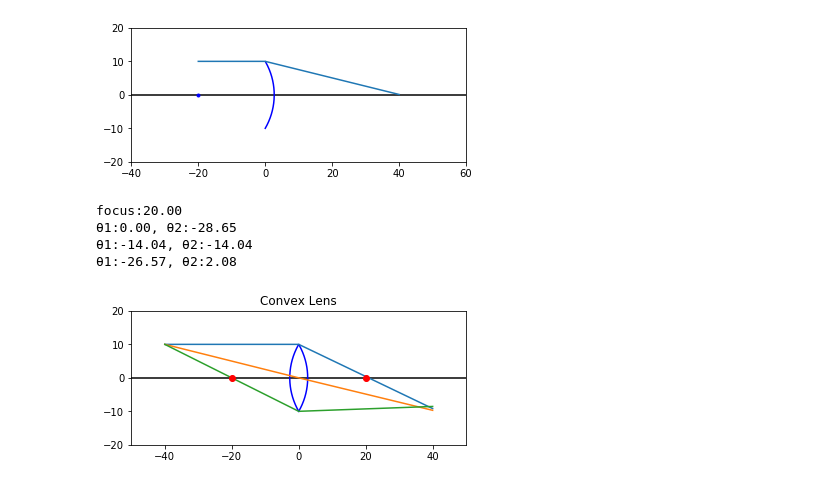
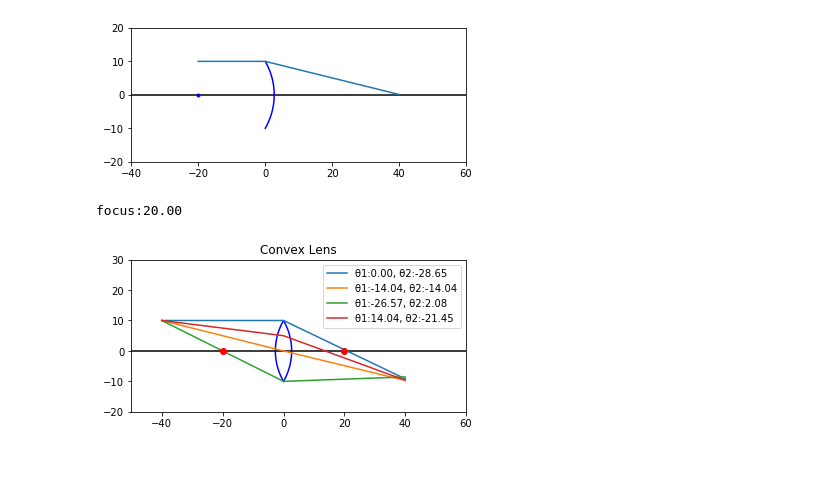
Before and after one commit to hono63/differential, a Jupyter notebook: Lens.ipynb, the cells around one changed output. Drawn from its saved outputs; the diff is of its cells as text; code cells hidden in the pictures.

```diff
--- a/Lens.ipynb
+++ b/Lens.ipynb
@@ -115,41 +115,40 @@ rearFocus:40.00
 # %%
 # 薄肉レンズ (微妙にずれるのは近軸近似のせい？)
 R = 20
 focus = rmat.focusConvex(AIR_N, GLASS_N, R)
 sx = -2*focus
 ex = 2*focus
 y1  = 10
 th1 = 0.0
 plot_sphereL(R, plt)
 plot_sphereR(R, plt)
 print("focus:{0:.2f}".format(focus))
 
 # 平行入射光線
 #y, th = rmat.refracConvex(y1, th1, focus)
 y, th = rmat.refracConvex2(y1, th1, AIR_N, GLASS_N, R)
-plt.plot([sx, 0, ex], [y1, y1, y + ex*math.sin(th)])
-print("θ1:{0:.2f}, θ2:{1:.2f}".format(math.degrees(th1), math.degrees(th)))
+plt.plot([sx, 0, ex], [y1, y1, y + ex*math.sin(th)], label="θ1:{0:.2f}, θ2:{1:.2f}".format(math.degrees(th1), math.degrees(th)))
 
 # レンズ中心を通る光線
 y, th = rmat.refracConvex(0.0, math.atan2(-y1, 2*focus), focus)
-plt.plot([sx, 0, ex], [y1, 0.0, ex*math.sin(th)])
-print("θ1:{0:.2f}, θ2:{1:.2f}".format(math.degrees(math.atan2(-y1, 2*focus)), math.degrees(th)))
+plt.plot([sx, 0, ex], [y1, 0.0, y + ex*math.sin(th)], label="θ1:{0:.2f}, θ2:{1:.2f}".format(math.degrees(math.atan2(-y1, 2*focus)), math.degrees(th)))
 
 # 焦点を通って入射する光線
-y, th = rmat.refracConvex(-y1, math.atan2(-y1, focus), focus)
-plt.plot([sx, 0, ex], [y1, -y1, -y1 + ex*math.sin(th)])
-print("θ1:{0:.2f}, θ2:{1:.2f}".format(math.degrees(math.atan2(-y1, focus)), math.degrees(th)))
+y, th = rmat.refracConvex(-y1, math.atan2(-y1*2, 2*focus), focus)
+plt.plot([sx, 0, ex], [y1, -y1, y + ex*math.sin(th)], label="θ1:{0:.2f}, θ2:{1:.2f}".format(math.degrees(math.atan2(-y1, focus)), math.degrees(th)))
+
+# 適当な入射光線
+y, th = rmat.refracConvex(y1/2.0, math.atan2(-y1/2, 2*focus), focus)
+plt.plot([sx, 0, ex], [y1, y1/2.0, y + ex*math.sin(th)], label="θ1:{0:.2f}, θ2:{1:.2f}".format(math.degrees(math.atan2(y1/2.0, focus)), math.degrees(th)))
 
 plt.plot([-focus, focus], [0, 0], 'ro')
-plt.xlim(-2.5*focus, 2.5*focus)
-plt.ylim(-20, 20)
-plt.hlines([0], -2.5*focus, 2.5*focus)
+plt.xlim(-2.5*focus, 3*focus)
+plt.ylim(-20, 30)
+plt.hlines([0], -2.5*focus, 3*focus)
 plt.gca().set_aspect('equal', adjustable='box')
 plt.title("Convex Lens")
+plt.legend()
 plt.show()
 # %% [output]
 focus:20.00
-θ1:0.00, θ2:-28.65
-θ1:-14.04, θ2:-14.04
-θ1:-26.57, θ2:2.08
-[figure, old version]
+[figure, new version]
```
